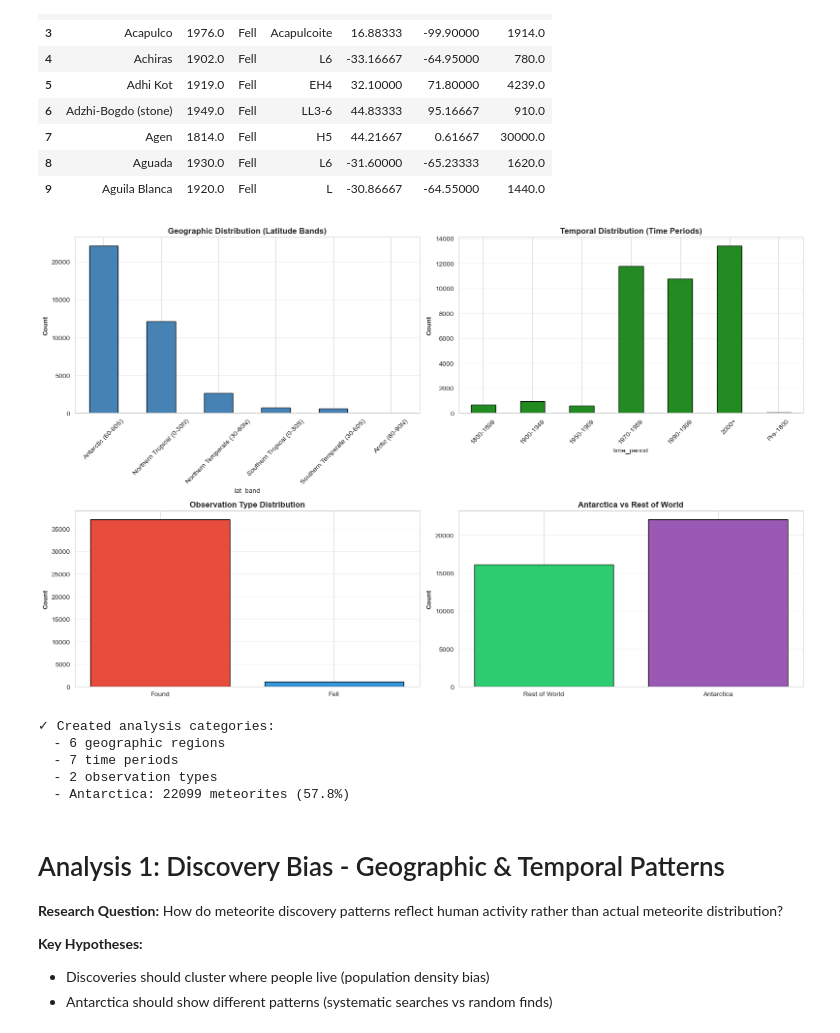
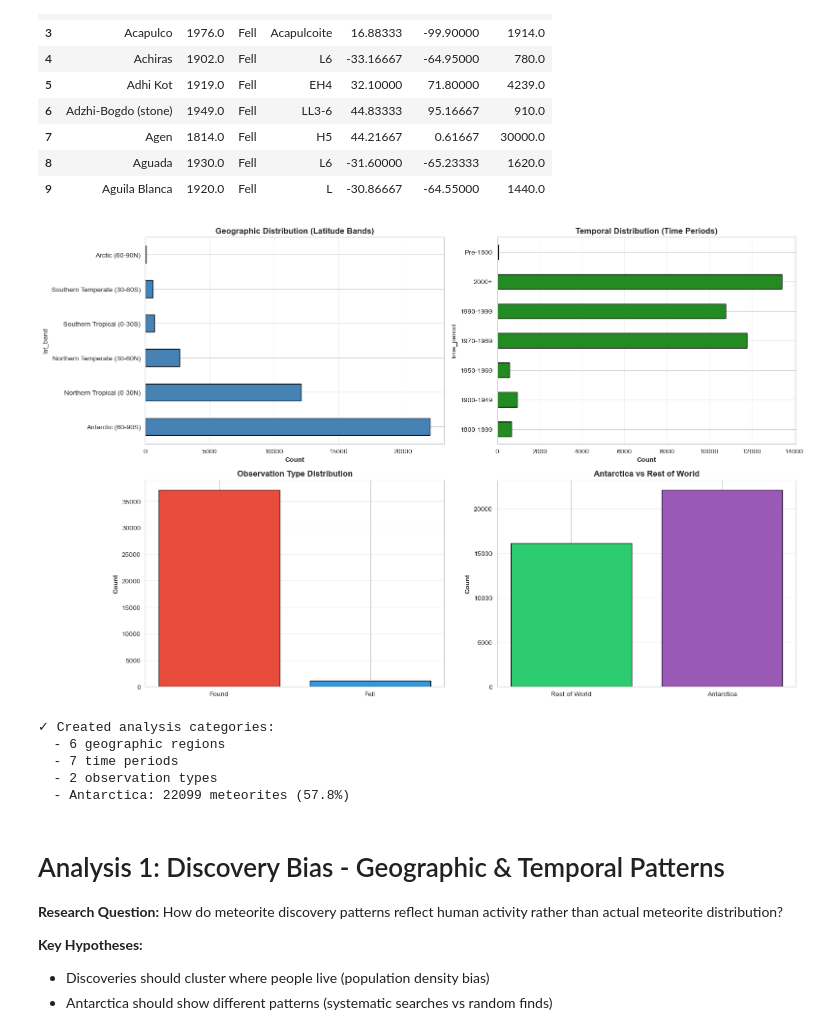
Before and after one commit to adikal25/DS-5610-EDA, a Jupyter notebook: src/adithya.ipynb, the cells around one changed output. Cells and saved outputs as stored; diff of their text form; code cells hidden in the pictures.

```diff
--- a/src/adithya.ipynb
+++ b/src/adithya.ipynb
@@ -168,46 +168,44 @@ fig, axes = plt.subplots(2, 2, figsize=(16, 10))
 
 # Geographic distribution
 lat_counts = df_clean['lat_band'].value_counts()
-lat_counts.plot(kind='bar', ax=axes[0, 0], color='steelblue', edgecolor='black')
+lat_counts.plot(kind='barh', ax=axes[0, 0], color='steelblue', edgecolor='black')
 axes[0, 0].set_title('Geographic Distribution (Latitude Bands)', fontweight='bold', fontsize=12)
-axes[0, 0].set_ylabel('Count', fontweight='bold')
-axes[0, 0].tick_params(axis='x', rotation=45)
-axes[0, 0].grid(True, alpha=0.3, axis='y')
+axes[0, 0].set_xlabel('Count', fontweight='bold')
+axes[0, 0].grid(True, alpha=0.3, axis='x')
 
 # Temporal distribution
 time_counts = df_clean['time_period'].value_counts().sort_index()
-time_counts.plot(kind='bar', ax=axes[0, 1], color='forestgreen', edgecolor='black')
+time_counts.plot(kind='barh', ax=axes[0, 1], color='forestgreen', edgecolor='black')
 axes[0, 1].set_title('Temporal Distribution (Time Periods)', fontweight='bold', fontsize=12)
-axes[0, 1].set_ylabel('Count', fontweight='bold')
-axes[0, 1].tick_params(axis='x', rotation=45)
-axes[0, 1].grid(True, alpha=0.3, axis='y')
+axes[0, 1].set_xlabel('Count', fontweight='bold')
+axes[0, 1].grid(True, alpha=0.3, axis='x')
 
 # Fell vs Found
 fall_counts = df_clean['fall'].value_counts()
 axes[1, 0].bar(fall_counts.index, fall_counts.values, color=['#e74c3c', '#3498db'], edgecolor='black')
 axes[1, 0].set_title('Observation Type Distribution', fontweight='bold', fontsize=12)
 axes[1, 0].set_ylabel('Count', fontweight='bold')
 axes[1, 0].grid(True, alpha=0.3, axis='y')
 
 # Antarctica vs Rest of World
 ant_counts = df_clean['is_antarctica'].value_counts()
 axes[1, 1].bar(['Rest of World', 'Antarctica'],
                [ant_counts.get(False, 0), ant_counts.get(True, 0)],
                color=['#2ecc71', '#9b59b6'], edgecolor='black')
 axes[1, 1].set_title('Antarctica vs Rest of World', fontweight='bold', fontsize=12)
 axes[1, 1].set_ylabel('Count', fontweight='bold')
 axes[1, 1].grid(True, alpha=0.3, axis='y')
 
 plt.tight_layout()
 plt.show()
 
 print(f"✓ Created analysis categories:")
 print(f"  - {df_clean['lat_band'].nunique()} geographic regions")
 print(f"  - {df_clean['time_period'].nunique()} time periods")
 print(f"  - {df_clean['fall'].nunique()} observation types")
 print(f"  - Antarctica: {df_clean['is_antarctica'].sum()} meteorites ({df_clean['is_antarctica'].sum()/len(df_clean)*100:.1f}%)")
 # %% [output]
-[figure, old version]
+[figure, new version]
 ✓ Created analysis categories:
   - 6 geographic regions
   - 7 time periods
```
Also changed, not shown: parts of 3 cells of this notebook.
